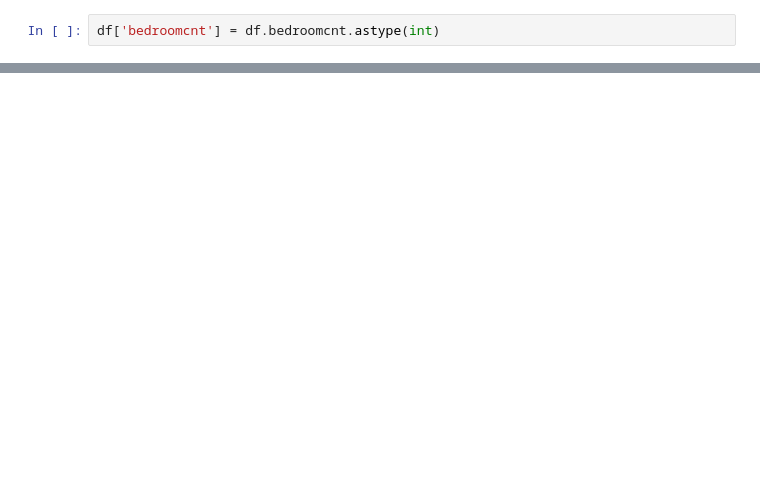
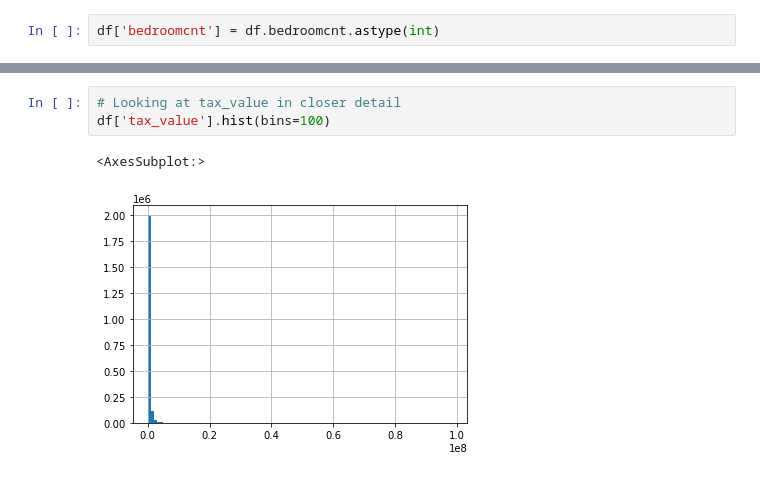
Before and after one commit to cfreeman22/regression-exercises, a Jupyter notebook: wrangle.ipynb, the cells around one changed output, grey strips where cells are left out. Saved outputs shown, nothing was run; the diff lists cells and outputs as text; blank space fills up the shorter version.

```diff
--- a/wrangle.ipynb
+++ b/wrangle.ipynb
@@ -114,0 +160,6 @@ df.head()
+# %%
+# Looking at tax_value in closer detail
+df['tax_value'].hist(bins=100)
+# %% [output]
+<AxesSubplot:>
+[figure, added]
```
Also changed, not shown: parts of 29 cells of this notebook, 6 other files.
